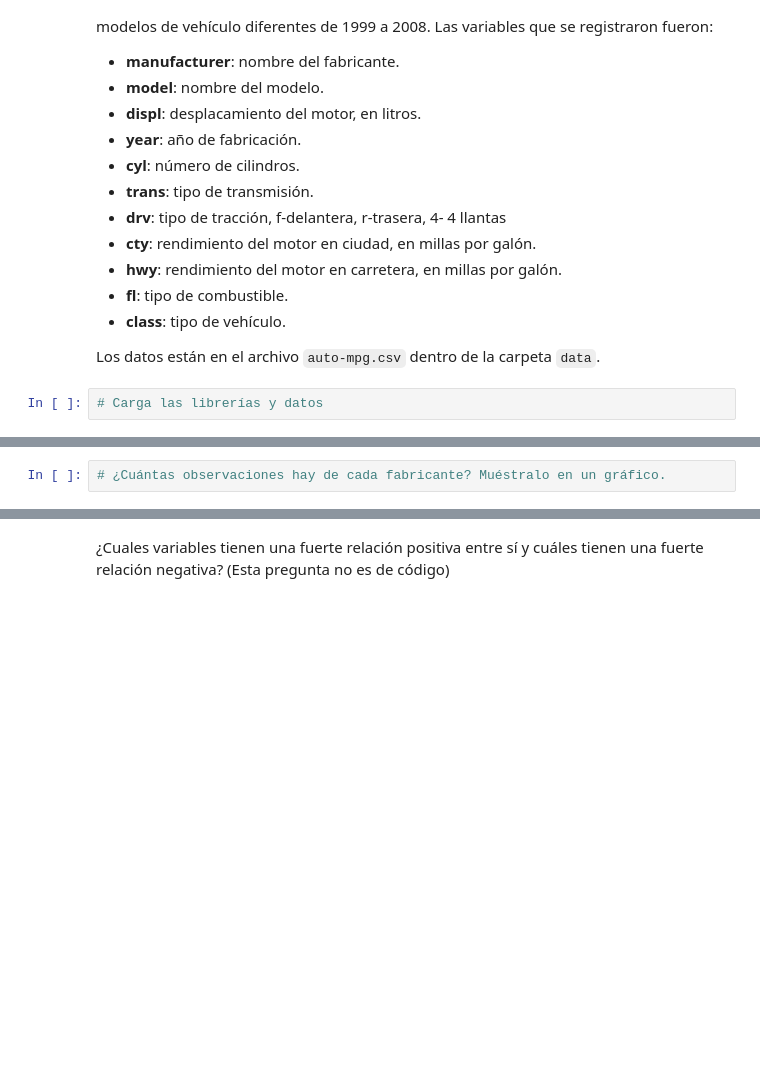
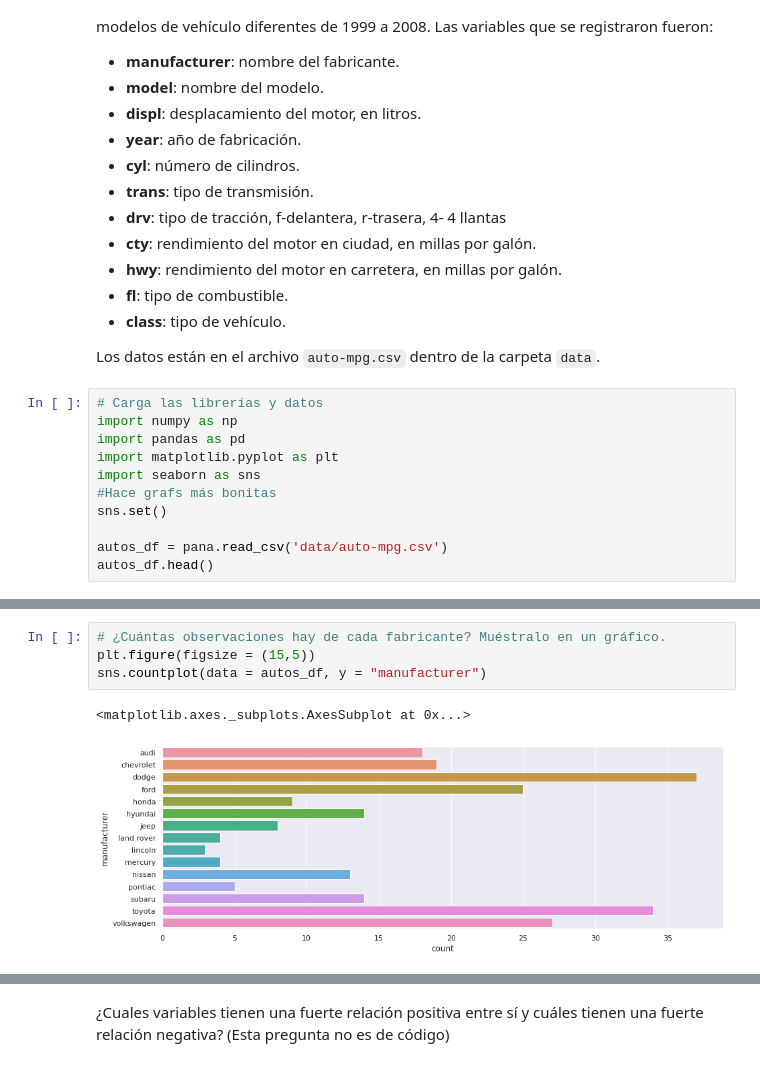
Before and after one commit to FannarLumi/semana-tec-analitica, a Jupyter notebook: 5.2 - Actividad - Visualización de datos.ipynb, the cells around one changed output, grey strips where cells are left out. Drawn from its saved outputs; the diff is of its cells as text; blank space fills up the shorter version.

```diff
--- a/5.2 - Actividad - Visualización de datos.ipynb
+++ b/5.2 - Actividad - Visualización de datos.ipynb
@@ -42,3 +41,12 @@ Este dataset contiene variables medidas por la agencia de protección ambiental
 Los datos están en el archivo `auto-mpg.csv` dentro de la carpeta `data`.
 # %%
 # Carga las librerías y datos
+import numpy as np
+import pandas as pd
+import matplotlib.pyplot as plt
+import seaborn as sns
+#Hace grafs más bonitas
+sns.set()
+
+autos_df = pana.read_csv('data/auto-mpg.csv')
+autos_df.head()
@@ -45,5 +60,10 @@ Los datos están en el archivo `auto-mpg.csv` dentro de la carpeta `data`.
 # %%
 # ¿Cuántas observaciones hay de cada fabricante? Muéstralo en un gráfico.
+plt.figure(figsize = (15,5))
+sns.countplot(data = autos_df, y = "manufacturer")
+# %% [output]
+<matplotlib.axes._subplots.AxesSubplot at 0x...>
+[figure, added]
 # %%
 # Haz un histograma de las variables numéricas cty, hwy (uno para cada variable)
 # EXTRA: puedes graficar los histogramas en una sola imagen. Busca el método subplots y la documentación de Seaborn para hacerlo.
```
Also changed, not shown: parts of 10 cells of this notebook, 2 other files.
